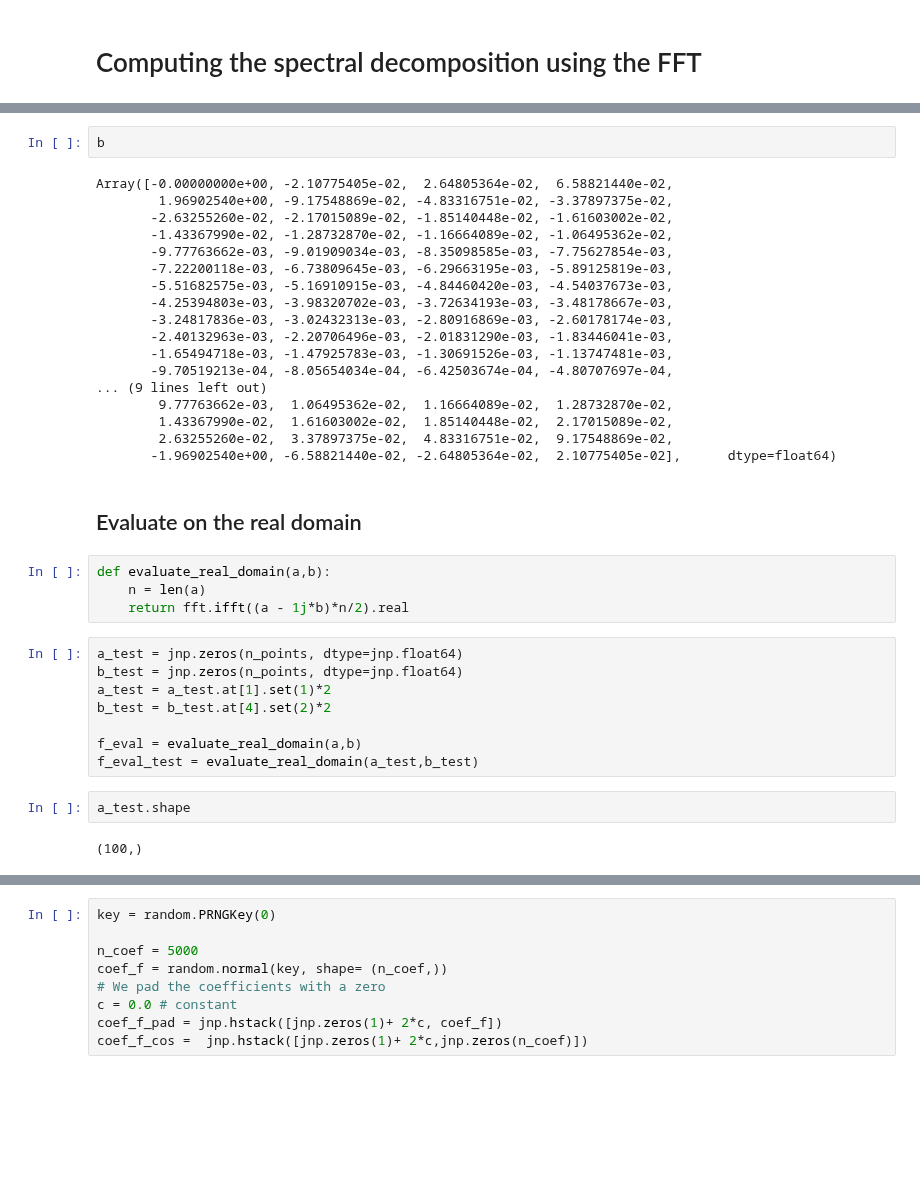
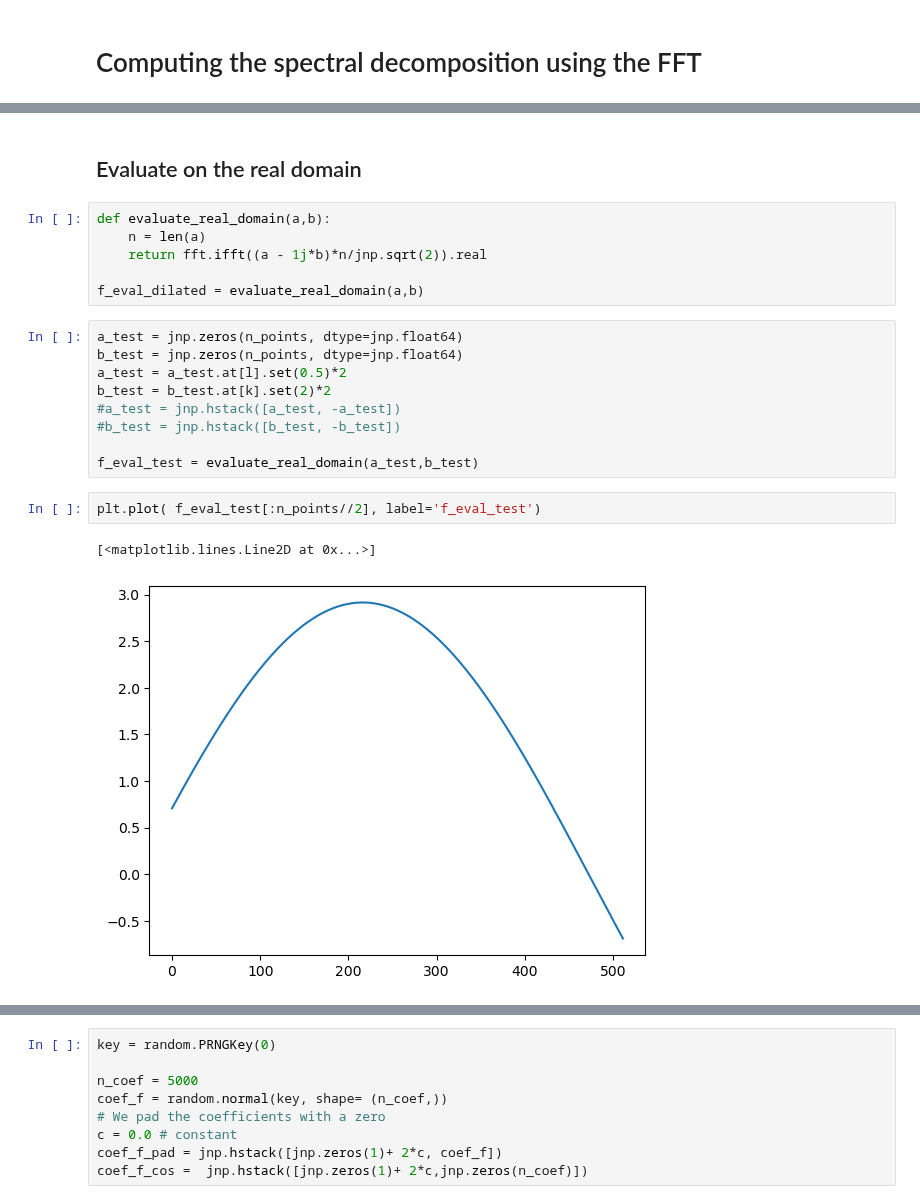
Before and after one commit to MatthieuDarcy/Kernel-NeuralNetworks-SPDEs, a Jupyter notebook: solving_elliptic/spectral_measurements.ipynb, the cells around one changed output, grey strips where cells are left out. Drawn from its saved outputs; the diff is of its cells as text; blank space fills up the shorter version.

```diff
--- a/solving_elliptic/spectral_measurements.ipynb
+++ b/solving_elliptic/spectral_measurements.ipynb
@@ -82,39 +54,23 @@ Array(0.01, dtype=float64)
-# %%
-b
-# %% [output]
-Array([-0.00000000e+00, -2.10775405e-02,  2.64805364e-02,  6.58821440e-02,
-        1.96902540e+00, -9.17548869e-02, -4.83316751e-02, -3.37897375e-02,
-       -2.63255260e-02, -2.17015089e-02, -1.85140448e-02, -1.61603002e-02,
-       -1.43367990e-02, -1.28732870e-02, -1.16664089e-02, -1.06495362e-02,
-       -9.77763662e-03, -9.01909034e-03, -8.35098585e-03, -7.75627854e-03,
-       -7.22200118e-03, -6.73809645e-03, -6.29663195e-03, -5.89125819e-03,
-       -5.51682575e-03, -5.16910915e-03, -4.84460420e-03, -4.54037673e-03,
-       -4.25394803e-03, -3.98320702e-03, -3.72634193e-03, -3.48178667e-03,
-       -3.24817836e-03, -3.02432313e-03, -2.80916869e-03, -2.60178174e-03,
-       -2.40132963e-03, -2.20706496e-03, -2.01831290e-03, -1.83446041e-03,
-       -1.65494718e-03, -1.47925783e-03, -1.30691526e-03, -1.13747481e-03,
-       -9.70519213e-04, -8.05654034e-04, -6.42503674e-04, -4.80707697e-04,
-... (9 lines left out)
-        9.77763662e-03,  1.06495362e-02,  1.16664089e-02,  1.28732870e-02,
-        1.43367990e-02,  1.61603002e-02,  1.85140448e-02,  2.17015089e-02,
-        2.63255260e-02,  3.37897375e-02,  4.83316751e-02,  9.17548869e-02,
-       -1.96902540e+00, -6.58821440e-02, -2.64805364e-02,  2.10775405e-02],      dtype=float64)
 # %% [markdown]
 ## Evaluate on the real domain
 # %%
 def evaluate_real_domain(a,b):
     n = len(a)
-    return fft.ifft((a - 1j*b)*n/2).real
+    return fft.ifft((a - 1j*b)*n/jnp.sqrt(2)).real
+
+f_eval_dilated = evaluate_real_domain(a,b)
 # %%
 a_test = jnp.zeros(n_points, dtype=jnp.float64)
 b_test = jnp.zeros(n_points, dtype=jnp.float64)
-a_test = a_test.at[1].set(1)*2
-b_test = b_test.at[4].set(2)*2
+a_test = a_test.at[l].set(0.5)*2
+b_test = b_test.at[k].set(2)*2
+#a_test = jnp.hstack([a_test, -a_test])
+#b_test = jnp.hstack([b_test, -b_test])
 
-f_eval = evaluate_real_domain(a,b)
 f_eval_test = evaluate_real_domain(a_test,b_test)
-# %%
-a_test.shape
-# %% [output]
-(100,)
+# %%
+plt.plot( f_eval_test[:n_points//2], label='f_eval_test')
+# %% [output]
+[<matplotlib.lines.Line2D at 0x...>]
+[figure, added]
 # %%
```
Also changed, not shown: parts of 72 cells of this notebook, 1 other file.
